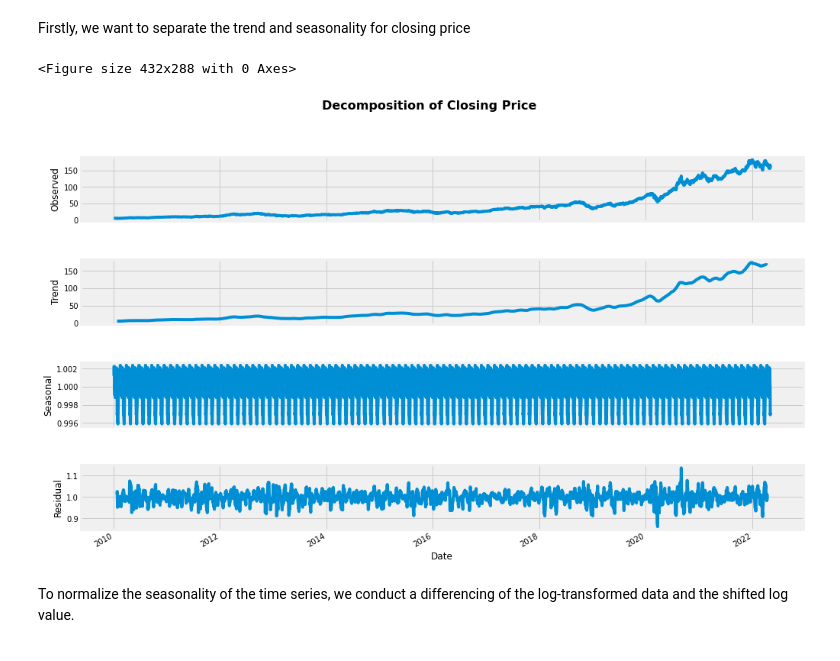
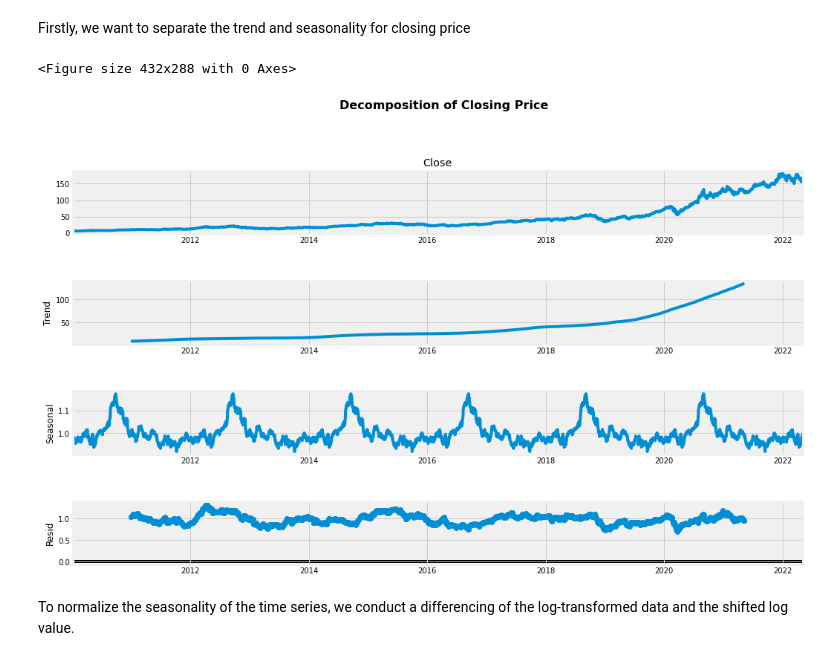
Before and after one commit to kbtran93/aapl-stock-prediction, a Jupyter notebook: aapl_stock_prediction.ipynb, the cells around one changed output. Saved outputs shown, nothing was run; the diff lists cells and outputs as text; code cells hidden in the pictures.

Commit message:
fixing model

```diff
--- a/aapl_stock_prediction.ipynb
+++ b/aapl_stock_prediction.ipynb
@@ -188,14 +190,14 @@ We may need to remove seasonality and trend from our series in order to do a tim
 # %% [markdown]
 Firstly, we want to separate the trend and seasonality for closing price
 # %%
-res_close = seasonal_decompose(tickerDf['Close'], model='multiplicative', freq = 30)
+res_close = seasonal_decompose(tickerDf['Close'], model='multiplicative', period = 500)
 fig = plt.figure()
 fig = res_close.plot()
 plt.suptitle('Decomposition of Closing Price', x = 0.55, y = 1.05, fontweight = 'bold', fontsize = 16)
 fig.set_size_inches(16, 9)
 # %% [output]
 <Figure size 432x288 with 0 Axes>
-[figure, old version]
+[figure, new version]
 # %% [markdown]
 To normalize the seasonality of the time series, we conduct a differencing of the log-transformed data and the shifted log value.
 # %%
```
Also changed, not shown: parts of 15 cells of this notebook.
